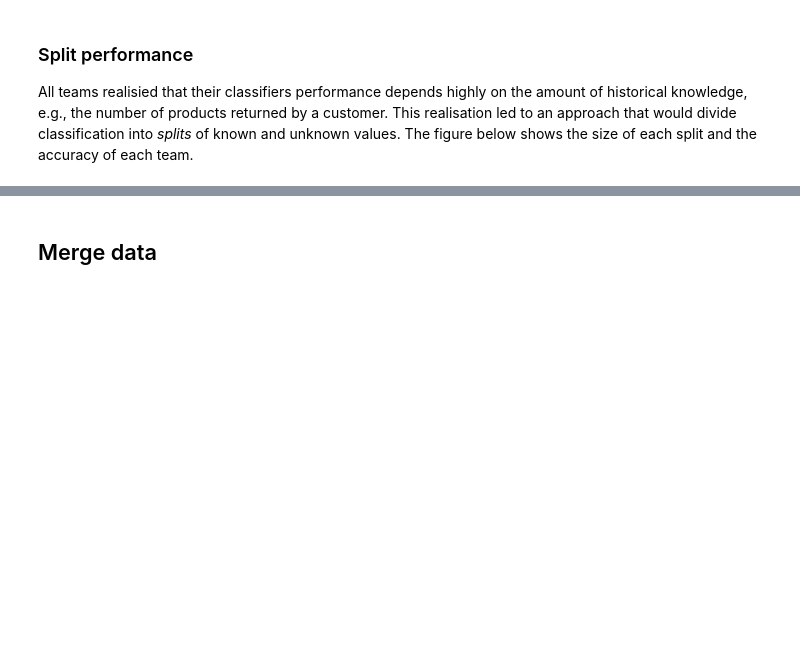
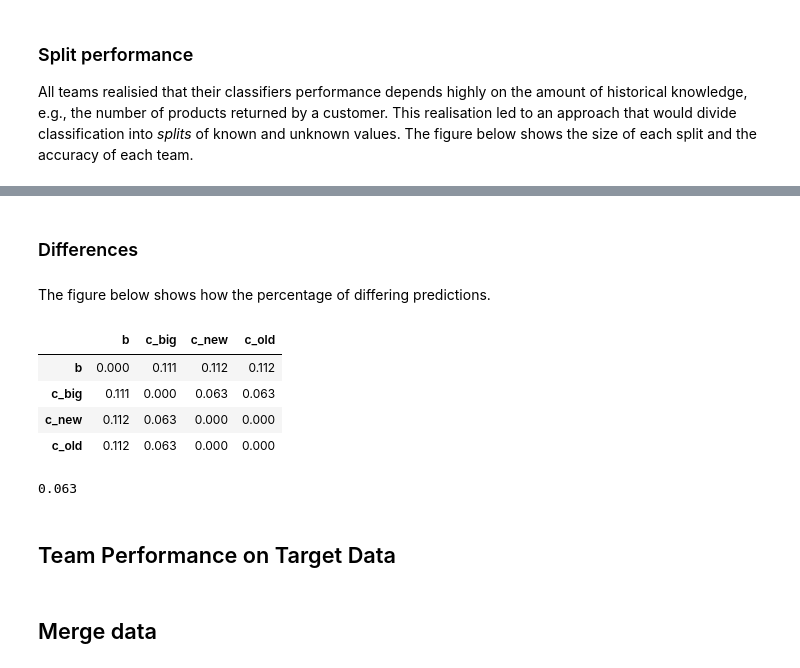
Before and after one commit to busfahren/dmc-results, a Jupyter notebook: merge.ipynb, the cells around one changed output, grey strips where cells are left out. Cells and saved outputs as stored; diff of their text form; code cells hidden in the pictures; blank space fills up the shorter version.

Commit message:
Split merge.py

```diff
--- a/merge.ipynb
+++ b/merge.ipynb
@@ -45,3 +42,25 @@ splits
+# %% [markdown]
+### Differences
+# %% [markdown]
+The figure below shows how the percentage of differing predictions.
+# %%
+merge.differences()
+# %% [output]
+|  | b | c_big | c_new | c_old |
+| b | 0.000 | 0.111 | 0.112 | 0.112 |
+| c_big | 0.111 | 0.000 | 0.063 | 0.063 |
+| c_new | 0.112 | 0.063 | 0.000 | 0.000 |
+| c_old | 0.112 | 0.063 | 0.000 | 0.000 |
+# %%
+df1 = team_predictions['c_old'].drop('confidence', axis=1)
+df2 = team_predictions['c_big'].drop('confidence', axis=1)
+combined = df1.merge(df2, on=['orderID', 'articleID', 'colorCode', 'sizeCode'])
+different = np.round((combined['prediction_x'] != combined['prediction_y']).sum() / len(combined), 3)
+different
+# %% [output]
+0.063
+# %% [markdown]
+## Team Performance on Target Data
 # %% [markdown]
 ## Merge data
 # %%
```
Also changed, not shown: parts of 4 cells of this notebook, 5 other files.
